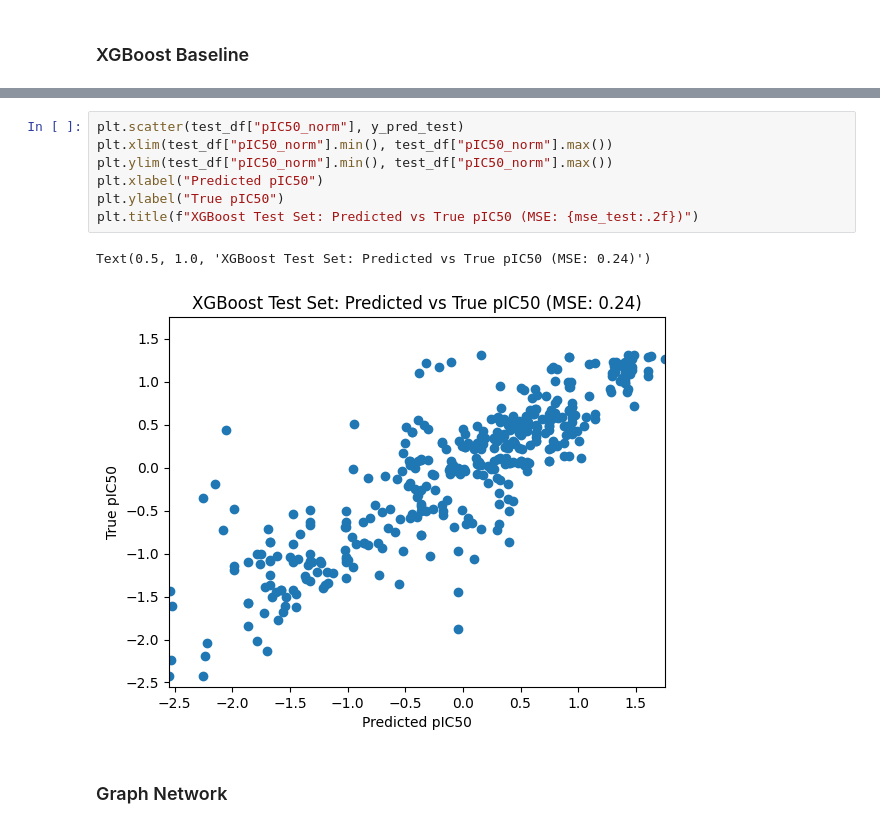
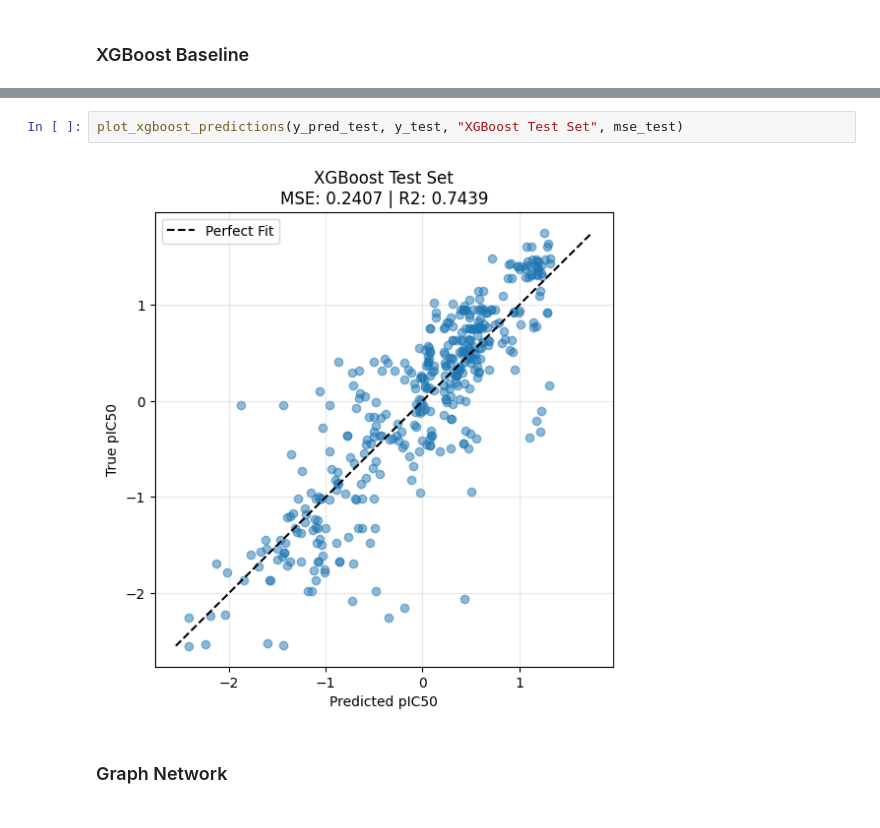
Before and after one commit to Djtrainer/cancer_research, a Jupyter notebook: notebooks/mdm2_breaker_polished.ipynb, the cells around one changed output, grey strips where cells are left out. Cells and saved outputs as stored; diff of their text form.

```diff
--- a/notebooks/mdm2_breaker_polished.ipynb
+++ b/notebooks/mdm2_breaker_polished.ipynb
@@ -324,13 +465,7 @@ Text(0.5, 1.0, 'XGBoost Validation Set: Predicted vs True pIC50 (MSE: 0.30)')
 # %%
-plt.scatter(test_df["pIC50_norm"], y_pred_test)
-plt.xlim(test_df["pIC50_norm"].min(), test_df["pIC50_norm"].max())
-plt.ylim(test_df["pIC50_norm"].min(), test_df["pIC50_norm"].max())
-plt.xlabel("Predicted pIC50")
-plt.ylabel("True pIC50")
-plt.title(f"XGBoost Test Set: Predicted vs True pIC50 (MSE: {mse_test:.2f})")
+plot_xgboost_predictions(y_pred_test, y_test, "XGBoost Test Set", mse_test)
 # %% [output]
-Text(0.5, 1.0, 'XGBoost Test Set: Predicted vs True pIC50 (MSE: 0.24)')
-[figure, old version]
+[figure, new version]
 # %% [markdown]
 ### Graph Network
 # %%
```
Also changed, not shown: parts of 18 cells of this notebook, 3 other files.
